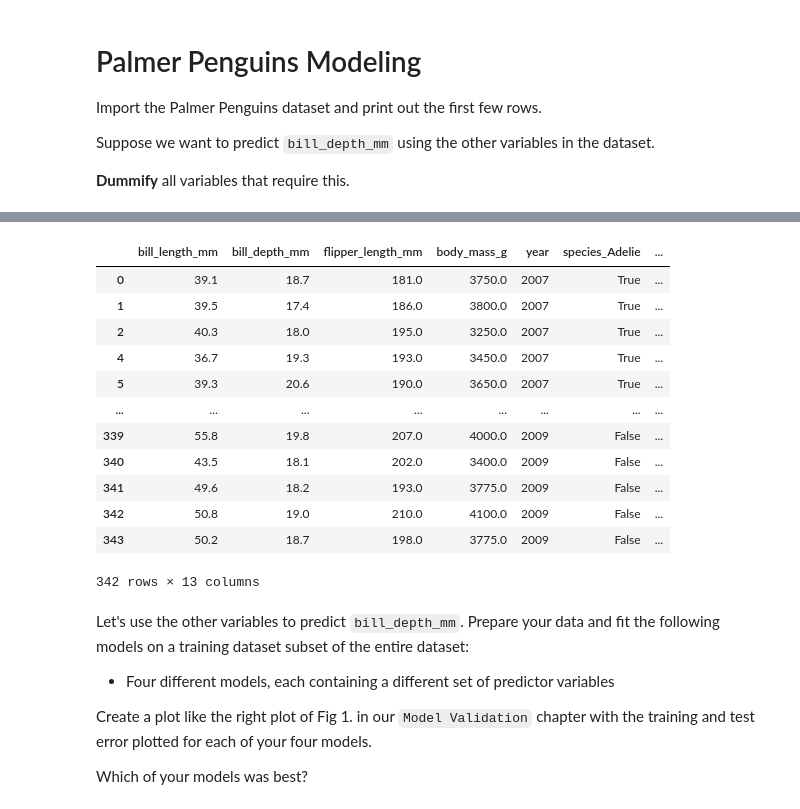
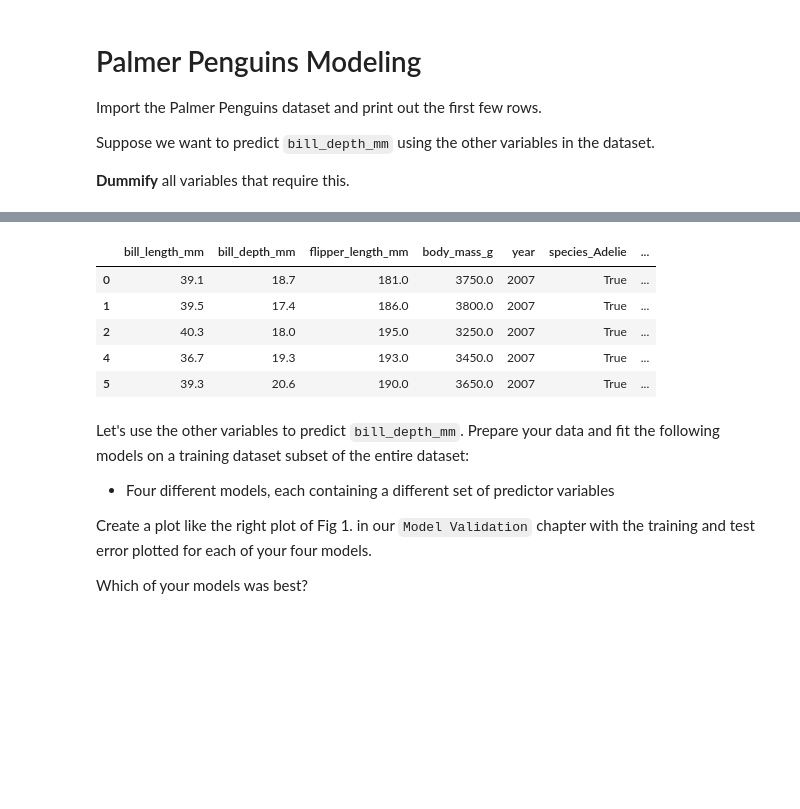
Before and after one commit to isabelleantaran/GSB-544-Projects, a Jupyter notebook: week5/Practice_Activity_Multiple_Linear_Regression_and_Evaluation.ipynb, the cells around one changed output, grey strips where cells are left out. Drawn from its saved outputs; the diff is of its cells as text; code cells hidden in the pictures; blank space fills up the shorter version.

```diff
--- a/week5/Practice_Activity_Multiple_Linear_Regression_and_Evaluation.ipynb
+++ b/week5/Practice_Activity_Multiple_Linear_Regression_and_Evaluation.ipynb
@@ -30,24 +38,17 @@ from pandas import get_dummies
 # %%
 # Create dummy variables
 penguin_data = load_penguins()
 encoded_data = get_dummies(penguin_data)
 cleaned_data = encoded_data.dropna()
 
-cleaned_data
+cleaned_data.head()
 # %% [output]
 |  | bill_length_mm | bill_depth_mm | flipper_length_mm | body_mass_g | year | species_Adelie | ... |
 | 0 | 39.1 | 18.7 | 181.0 | 3750.0 | 2007 | True | ... |
 | 1 | 39.5 | 17.4 | 186.0 | 3800.0 | 2007 | True | ... |
 | 2 | 40.3 | 18.0 | 195.0 | 3250.0 | 2007 | True | ... |
 | 4 | 36.7 | 19.3 | 193.0 | 3450.0 | 2007 | True | ... |
 | 5 | 39.3 | 20.6 | 190.0 | 3650.0 | 2007 | True | ... |
-| ... | ... | ... | ... | ... | ... | ... | ... |
-| 339 | 55.8 | 19.8 | 207.0 | 4000.0 | 2009 | False | ... |
-| 340 | 43.5 | 18.1 | 202.0 | 3400.0 | 2009 | False | ... |
-| 341 | 49.6 | 18.2 | 193.0 | 3775.0 | 2009 | False | ... |
-| 342 | 50.8 | 19.0 | 210.0 | 4100.0 | 2009 | False | ... |
-| 343 | 50.2 | 18.7 | 198.0 | 3775.0 | 2009 | False | ... |
-342 rows × 13 columns
 # %%
 #Create dummy variables
 from pandas import get_dummies
```
Also changed, not shown: parts of 2 cells of this notebook, 1 other file.
